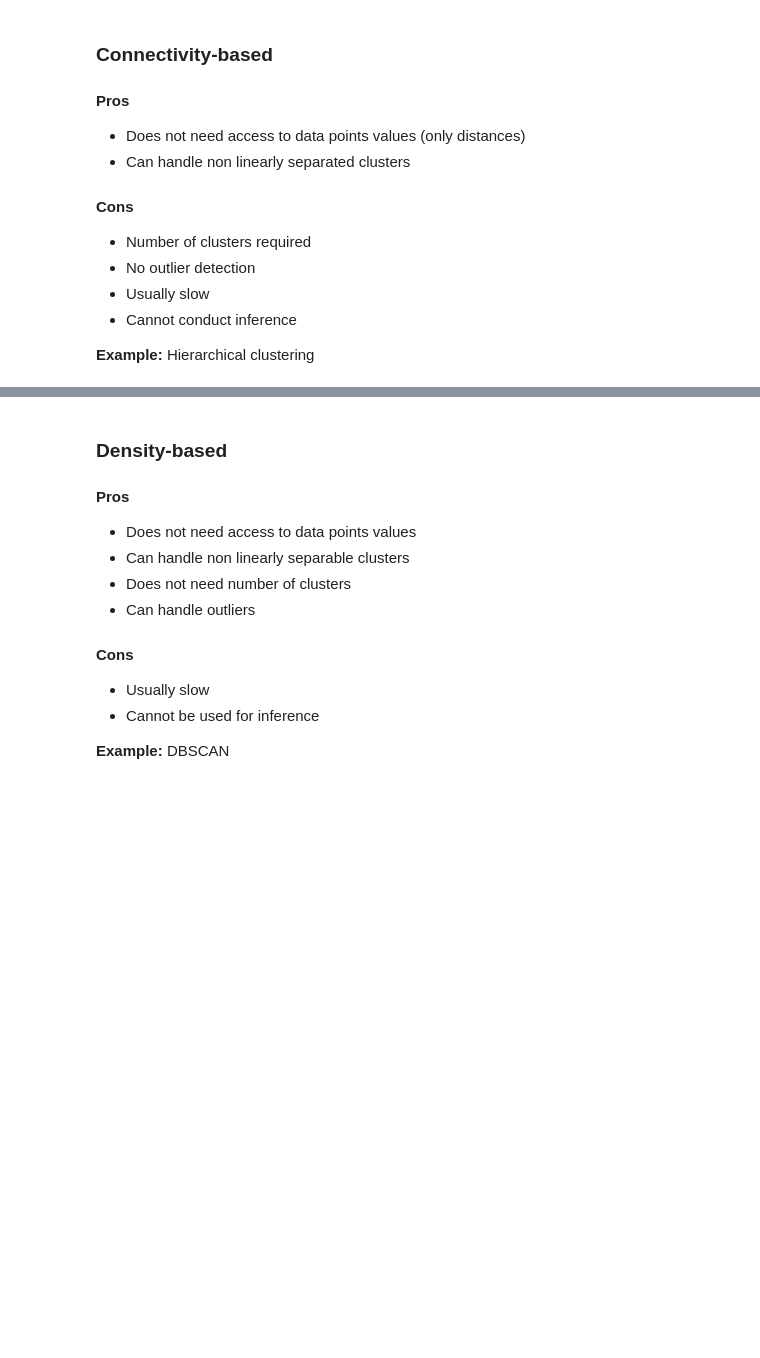
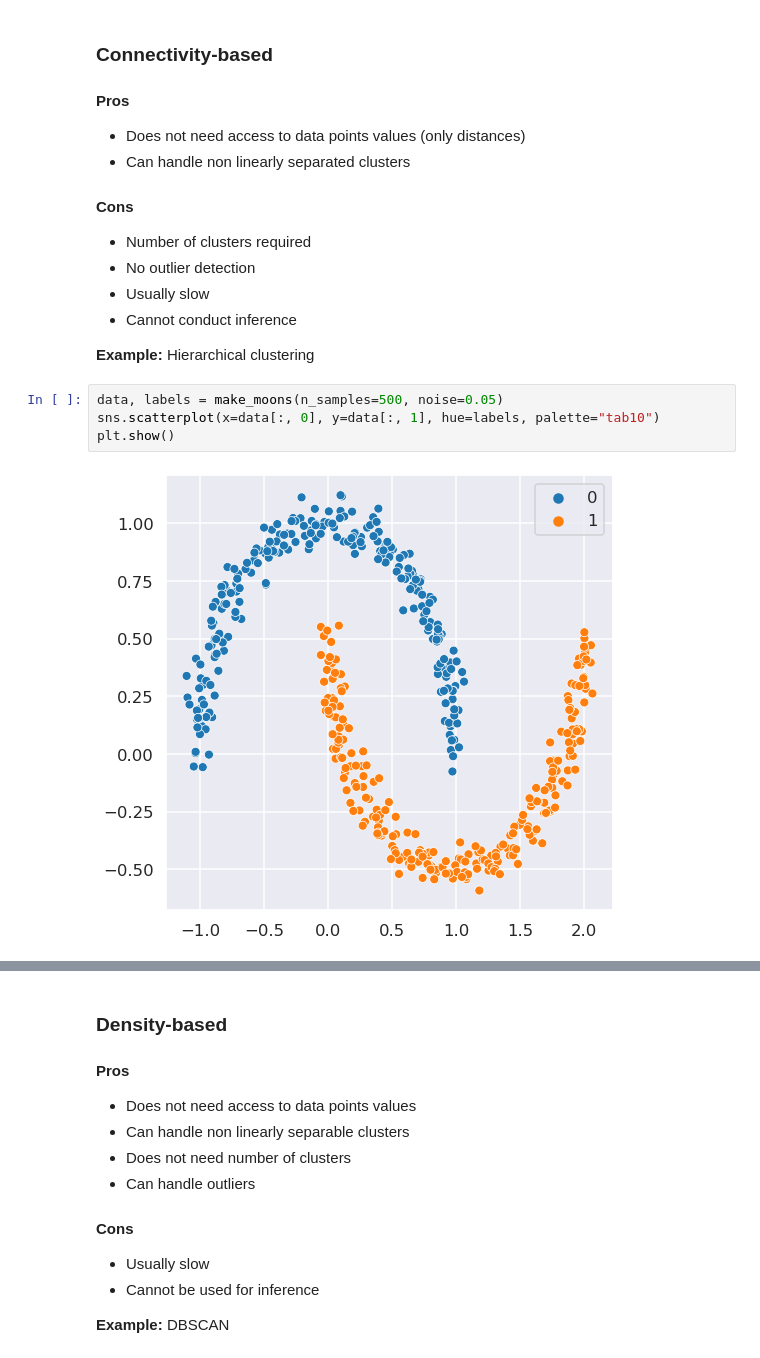
Before and after one commit to jorisguerin/clusteringLectures, a Jupyter notebook: Lectures/Slides_intro_clustering.ipynb, the cells around one changed output, grey strips where cells are left out. Saved outputs shown, nothing was run; the diff lists cells and outputs as text; blank space fills up the shorter version.

```diff
--- a/Lectures/Slides_intro_clustering.ipynb
+++ b/Lectures/Slides_intro_clustering.ipynb
@@ -276,3 +292,9 @@ __Example:__ K-means
 - Cannot conduct inference
 
 __Example:__ Hierarchical clustering
+# %%
+data, labels = make_moons(n_samples=500, noise=0.05)
+sns.scatterplot(x=data[:, 0], y=data[:, 1], hue=labels, palette="tab10")
+plt.show()
+# %% [output]
+[figure, added]
```
Also changed, not shown: parts of 14 cells of this notebook.
